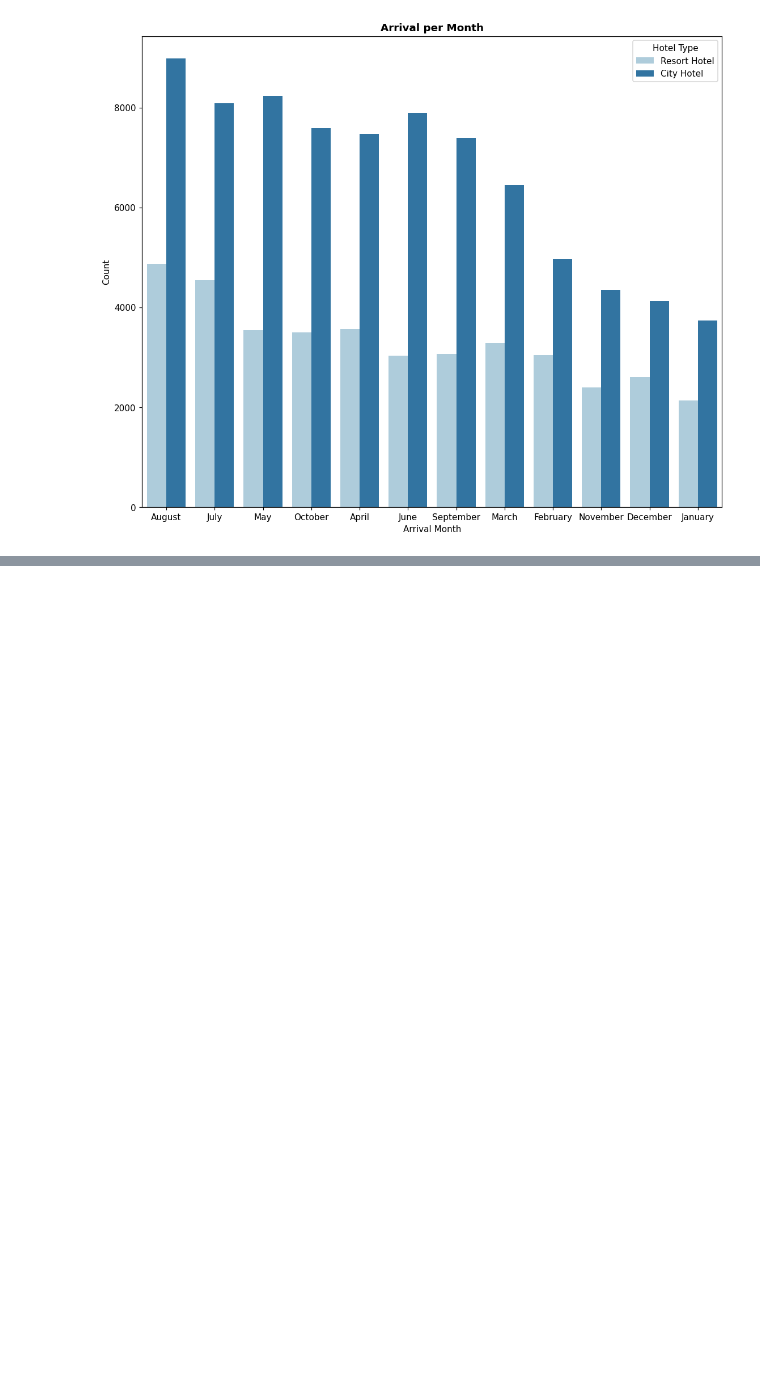
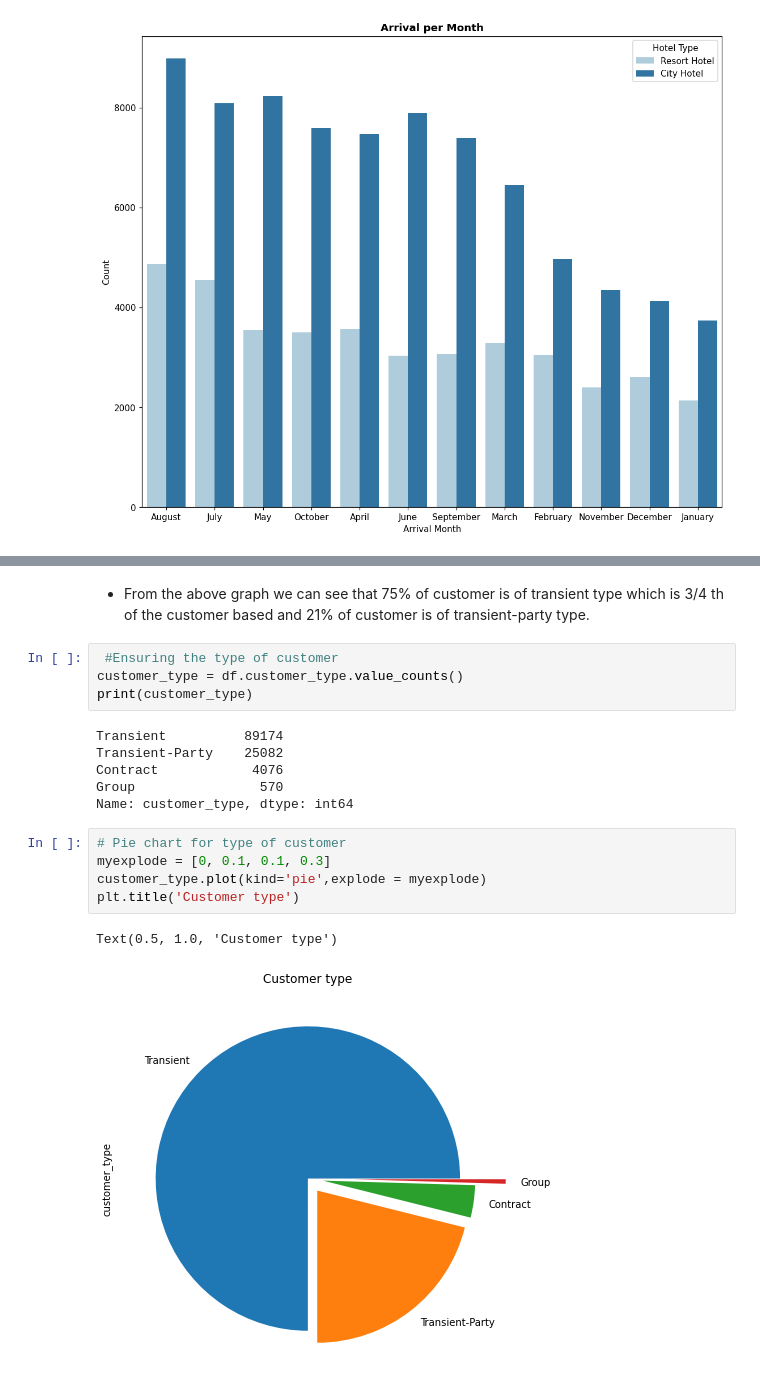
Before and after one commit to Pankajrathod10897/Capstone-Project-1-Hotel-Bokking-Analysis-, a Jupyter notebook: Hotel_Booking_Analysis_(Pankaj_Rathod)_Capstone_Project.ipynb, the cells around one changed output, grey strips where cells are left out. Cells and saved outputs as stored; diff of their text form; blank space fills up the shorter version.

```diff
--- a/Hotel_Booking_Analysis_(Pankaj_Rathod)_Capstone_Project.ipynb
+++ b/Hotel_Booking_Analysis_(Pankaj_Rathod)_Capstone_Project.ipynb
@@ -402,0 +424,24 @@ Text(0, 0.5, 'Count')
+# %% [markdown]
+
+
+
+
+* From the above graph we can see that 75% of customer is of transient type which is 3/4 th of the customer based and 21% of customer is of transient-party type.
+# %%
+ #Ensuring the type of customer
+customer_type = df.customer_type.value_counts()
+print(customer_type)
+# %% [output]
+Transient          89174
+Transient-Party    25082
+Contract            4076
+Group                570
+Name: customer_type, dtype: int64
+# %%
+# Pie chart for type of customer
+myexplode = [0, 0.1, 0.1, 0.3]
+customer_type.plot(kind='pie',explode = myexplode)
+plt.title('Customer type')
+# %% [output]
+Text(0.5, 1.0, 'Customer type')
+[figure, added]
```
Also changed, not shown: parts of 6 cells of this notebook.
